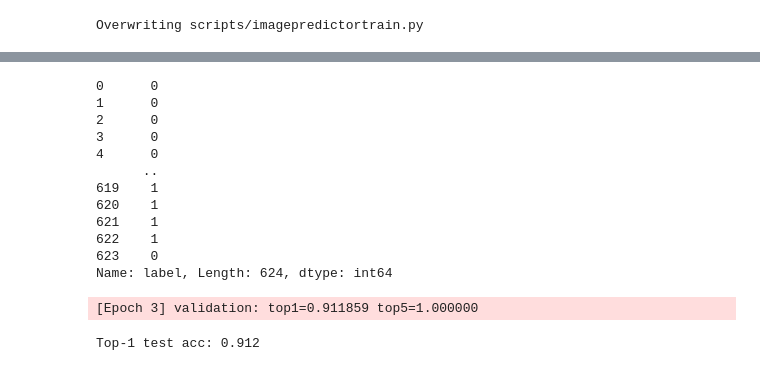
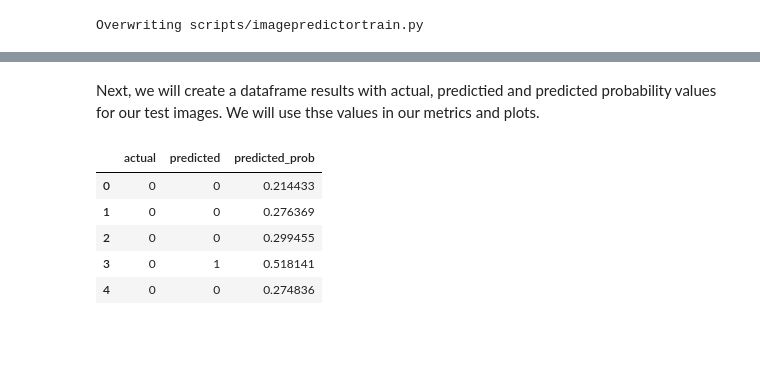
Before and after one commit to PacktPublishing/Applied-Machine-Learning-for-Healthcare-and-Life-Sciences-using-AWS, a Jupyter notebook: chapter-6/medical_image_classification.ipynb, the cells around one changed output, grey strips where cells are left out. Saved outputs shown, nothing was run; the diff lists cells and outputs as text; code cells hidden in the pictures; blank space fills up the shorter version.

```diff
--- a/chapter-6/medical_image_classification.ipynb
+++ b/chapter-6/medical_image_classification.ipynb
@@ -168,21 +194,15 @@ print(test_dataset)
-# %%
-predictor.predict(test_dataset)
-# %% [output]
-0      0
-1      0
-2      0
-3      0
-4      0
-      ..
-619    1
-620    1
-621    1
-622    1
-623    0
-Name: label, Length: 624, dtype: int64
-# %%
-test_acc = predictor.evaluate(test_dataset)
-print('Top-1 test acc: %.3f' % test_acc['top1'])
-# %% [output]
-[Epoch 3] validation: top1=0.911859 top5=1.000000
-Top-1 test acc: 0.912
+# %% [markdown]
+Next, we will create a dataframe results with actual, predictied and predicted probability values for our test images. We will use thse values in our metrics and plots.
+# %%
+predicted=predictor.predict(test_dataset).to_frame(name="predicted").astype(int)
+actual=test_dataset['label'].to_frame(name="actual")
+predicted_prob=predictor.predict_proba(test_dataset)[1].to_frame(name="predicted_prob").astype(float)
+results=pd.concat([actual, predicted, predicted_prob],axis=1)
+results.head()
+# %% [output]
+|  | actual | predicted | predicted_prob |
+| 0 | 0 | 0 | 0.214433 |
+| 1 | 0 | 0 | 0.276369 |
+| 2 | 0 | 0 | 0.299455 |
+| 3 | 0 | 1 | 0.518141 |
+| 4 | 0 | 0 | 0.274836 |
```
Also changed, not shown: parts of 25 cells of this notebook, 4 other files.
